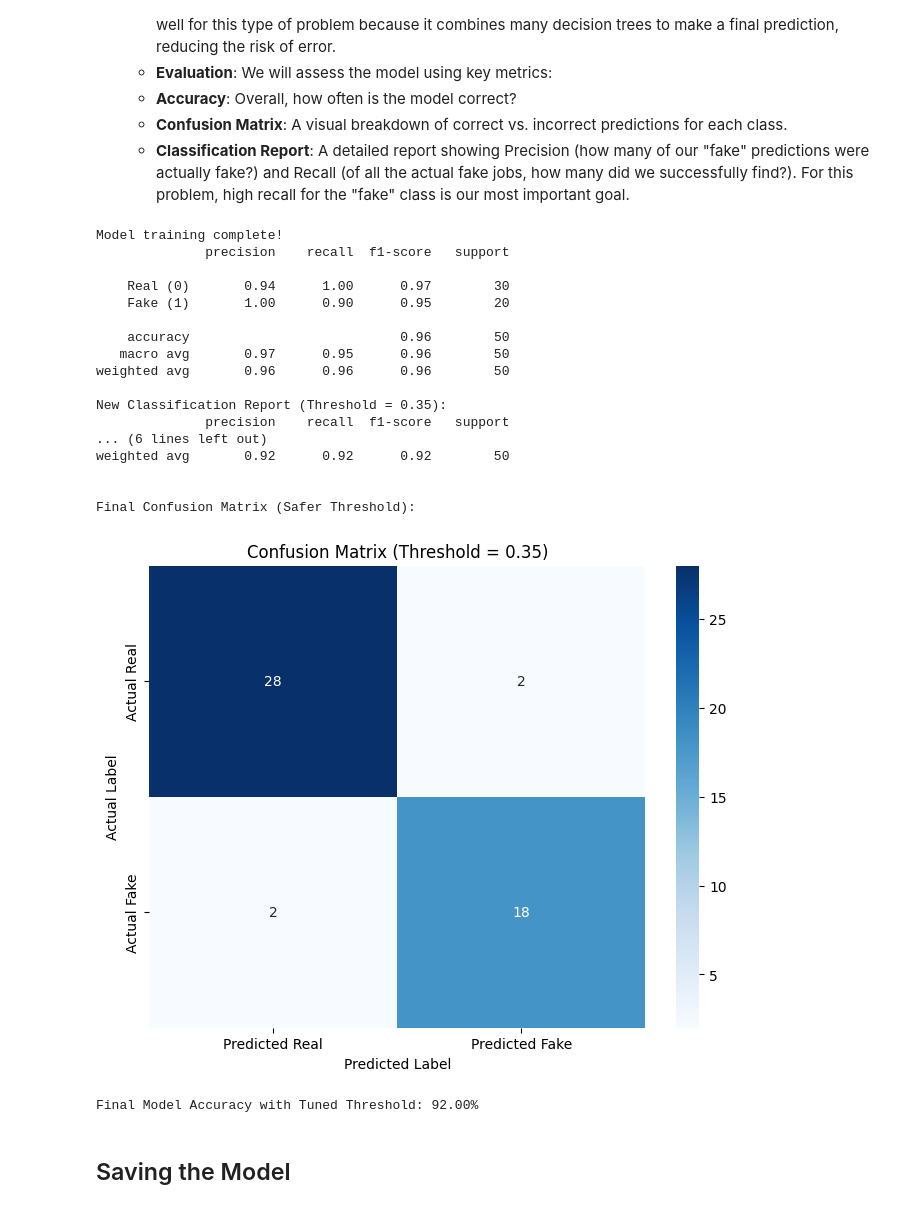
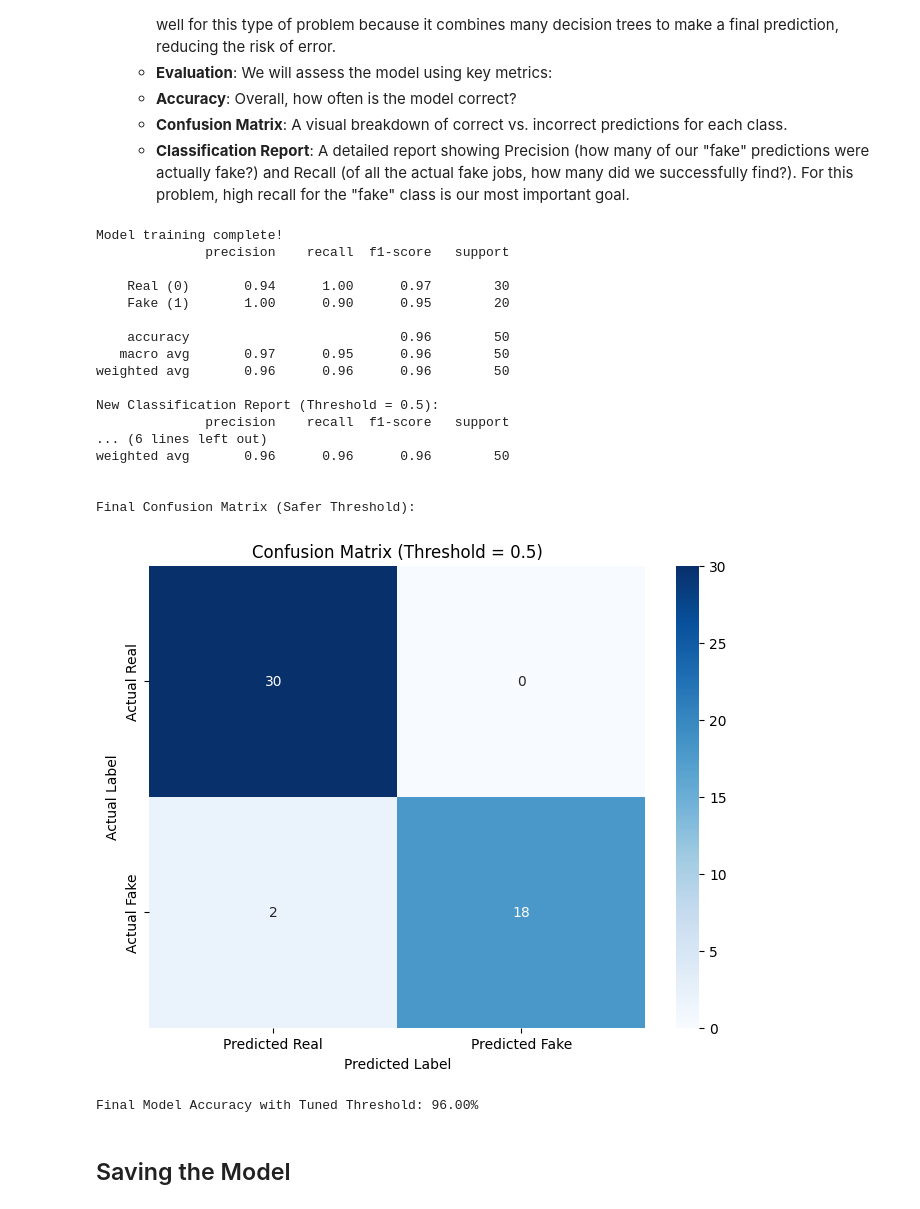
Before and after one commit to ayodejiades/yewo, a Jupyter notebook: training/Yewo.ipynb, the cells around one changed output. Drawn from its saved outputs; the diff is of its cells as text; code cells hidden in the pictures.

Commit message:
fixed model

```diff
--- a/training/Yewo.ipynb
+++ b/training/Yewo.ipynb
@@ -288,7 +286,7 @@ print(classification_report(y_test, y_pred_default, target_names=['Real (0)', 'F
 
 y_pred_proba = pipeline.predict_proba(X_test)[:, 1]
 
-NEW_THRESHOLD = 0.35
+NEW_THRESHOLD = 0.50
 y_pred_tuned = (y_pred_proba >= NEW_THRESHOLD).astype(int)
 
 print(f"New Classification Report (Threshold = {NEW_THRESHOLD}):")
@@ -296,37 +294,37 @@ print(classification_report(y_test, y_pred_tuned, target_names=['Real (0)', 'Fak
 
 print("\nFinal Confusion Matrix (Safer Threshold):")
 cm = confusion_matrix(y_test, y_pred_tuned)
 plt.figure(figsize=(8, 6))
 sns.heatmap(cm, annot=True, fmt='d', cmap='Blues',
             xticklabels=['Predicted Real', 'Predicted Fake'],
             yticklabels=['Actual Real', 'Actual Fake'])
 plt.title(f'Confusion Matrix (Threshold = {NEW_THRESHOLD})')
 plt.ylabel('Actual Label')
 plt.xlabel('Predicted Label')
 plt.show()
 
 accuracy = accuracy_score(y_test, y_pred_tuned)
 print(f"Final Model Accuracy with Tuned Threshold: {accuracy:.2%}")
 # %% [output]
 Model training complete!
               precision    recall  f1-score   support
 
     Real (0)       0.94      1.00      0.97        30
     Fake (1)       1.00      0.90      0.95        20
 
     accuracy                           0.96        50
    macro avg       0.97      0.95      0.96        50
 weighted avg       0.96      0.96      0.96        50
 
-New Classification Report (Threshold = 0.35):
+New Classification Report (Threshold = 0.5):
               precision    recall  f1-score   support
 ... (6 lines left out)
-weighted avg       0.92      0.92      0.92        50
+weighted avg       0.96      0.96      0.96        50
 
 
 Final Confusion Matrix (Safer Threshold):
-[figure, old version]
+[figure, new version]
-Final Model Accuracy with Tuned Threshold: 92.00%
+Final Model Accuracy with Tuned Threshold: 96.00%
 # %% [markdown]
 ## Saving the Model
 # %%
```
Also changed, not shown: parts of 1 cell of this notebook, 1 other file.
